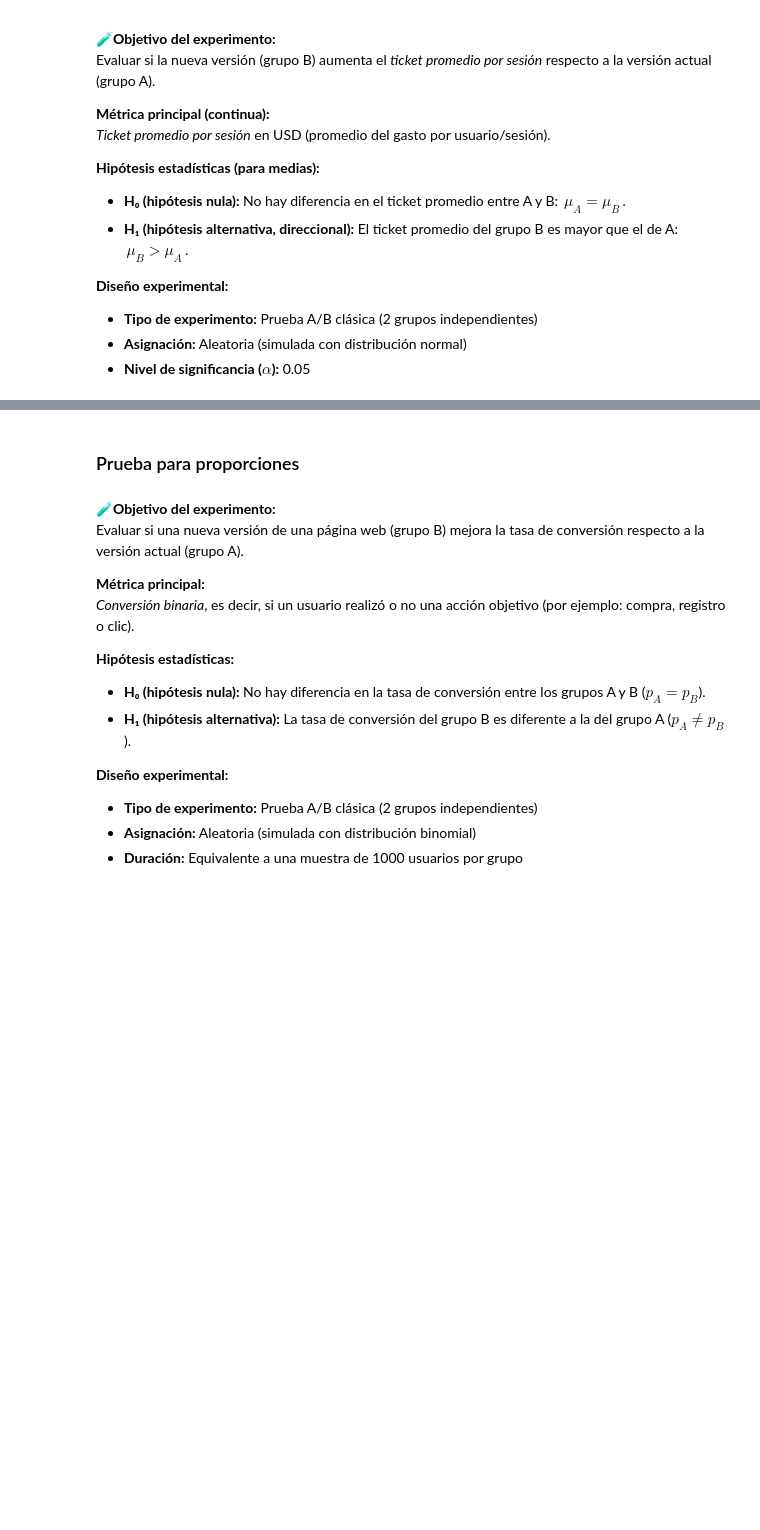
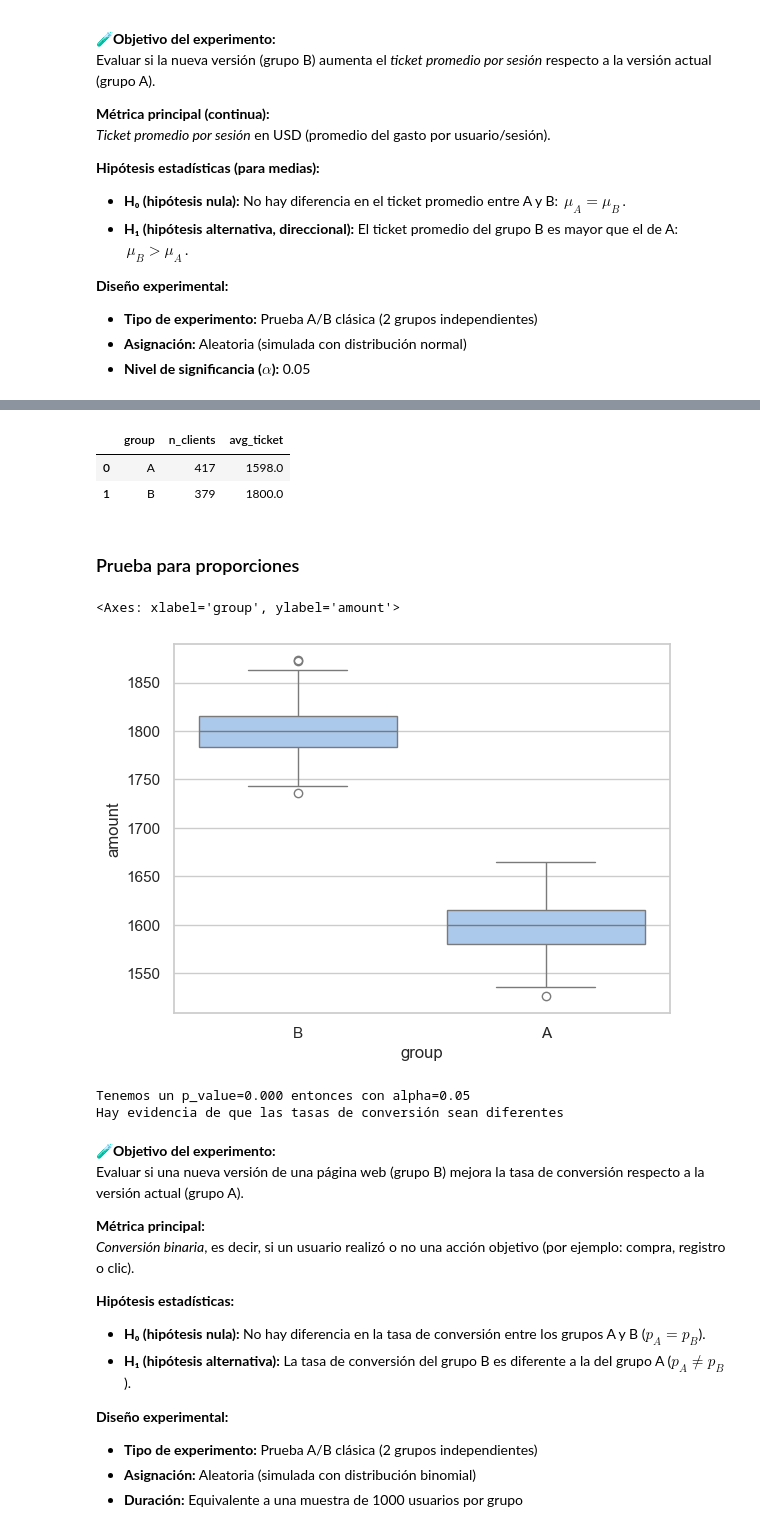
Before and after one commit to zyntonyson/bootcamp_ds_da, a Jupyter notebook: 10-da-toma-decisiones-negocio/20-pruebas-ab.ipynb, the cells around one changed output, grey strips where cells are left out. Saved outputs shown, nothing was run; the diff lists cells and outputs as text; code cells hidden in the pictures; blank space fills up the shorter version.

```diff
--- a/10-da-toma-decisiones-negocio/20-pruebas-ab.ipynb
+++ b/10-da-toma-decisiones-negocio/20-pruebas-ab.ipynb
@@ -146,5 +150,5 @@ Evaluar si la nueva versión (grupo B) aumenta el *ticket promedio por sesión*
 * **Asignación:** Aleatoria (simulada con distribución normal)
 * **Nivel de significancia ($\alpha$):** 0.05
 # %%
-ab_test_landing_page_data=pd.read_csv("https://raw.githubusercontent.com/30lm32/ml-ab-testing/refs/heads/master/ab_data.csv")
+ab_test_checkout_purchase=pd.read_csv("https://raw.githubusercontent.com/zyntonyson/bootcamp_ds_da/refs/heads/main/datasets/s_10_a_b_mean_test.csv")
 # %%
@@ -152,3 +163,21 @@ s_10_a_b_mean_test.csv
+# %%
+(ab_test_checkout_purchase
+    .groupby('group',as_index=False)
+    .agg(
+        n_clients =('uuid_user','nunique'),
+        avg_ticket = ('amount','mean')
+    )
+    .round()
+ )
+# %% [output]
+|  | group | n_clients | avg_ticket |
+| 0 | A | 417 | 1598.0 |
+| 1 | B | 379 | 1800.0 |
 # %% [markdown]
 
 ### Prueba para proporciones
+# %%
+sns.boxplot(data=ab_test_checkout_purchase,x='group',y='amount')
+# %% [output]
+<Axes: xlabel='group', ylabel='amount'>
+[figure, added]
@@ -155,3 +188,14 @@ s_10_a_b_mean_test.csv
+# %%
+stat,p_value = ttest_ind(treatment,control,alternative='greater')
+
+print(f"Tenemos un {p_value=:.3f} entonces con {alpha=} ")
+if p_value > alpha:
+    print(f"No hay evidencia de que las tasas de conversión sean diferentes")
+else:
+    print(f"Hay evidencia de que las tasas de conversión sean diferentes")
+# %% [output]
+Tenemos un p_value=0.000 entonces con alpha=0.05
+Hay evidencia de que las tasas de conversión sean diferentes
 # %% [markdown]
 
 **🧪Objetivo del experimento:**
```
Also changed, not shown: parts of 12 cells of this notebook, 3 other files.
